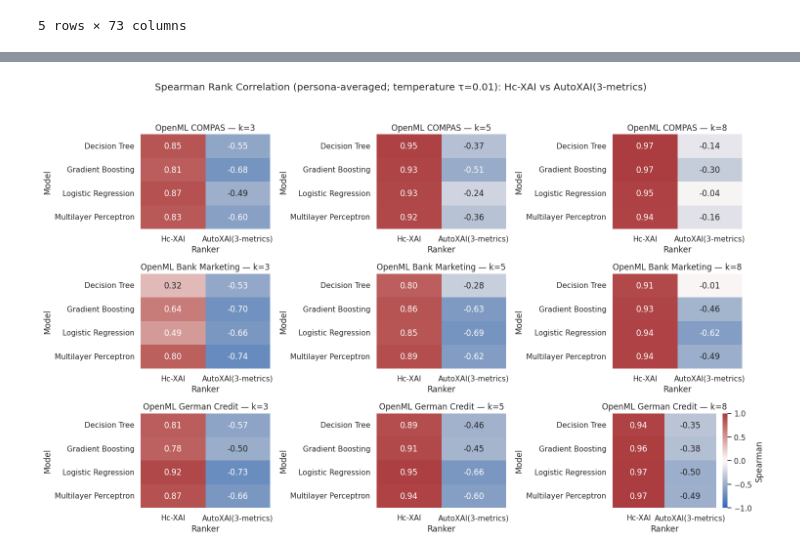
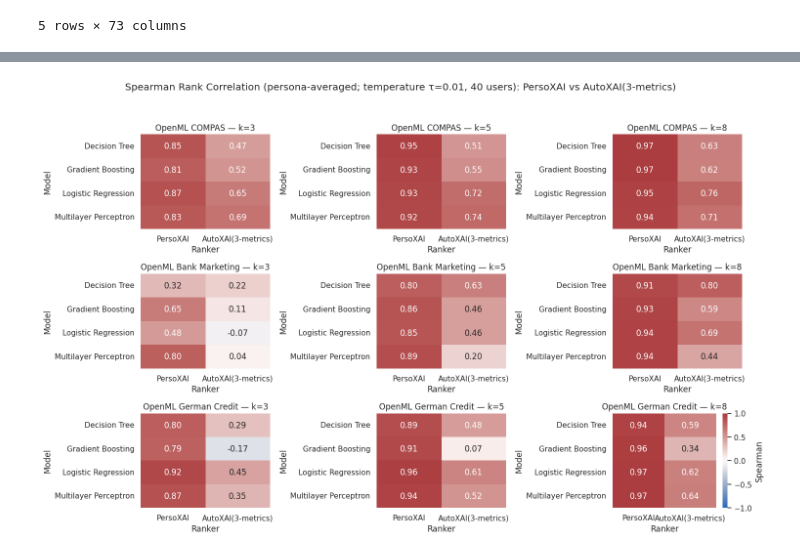
Before and after one commit to kellemNegasi/perso-xai, a Jupyter notebook: src/preference_learning/report_visualization.ipynb, the cells around one changed output, grey strips where cells are left out. Cells and saved outputs as stored; diff of their text form; code cells hidden in the pictures.

Commit message:
converted persona config into flat structure

```diff
--- a/src/preference_learning/report_visualization.ipynb
+++ b/src/preference_learning/report_visualization.ipynb
@@ -26,7 +26,7 @@ MODEL_LABELS = {
 }
 
 # Path to either a single simulation JSON or a directory containing multiple JSON files.
-RESULTS_PATH = Path('../../results') / 'hc_combo_20251228_050331' / 'preference_learning_simulation_advanced' / 'basic_features/tuned-svc-best_tau_and_users' # basic_plus_stat, full_lm_stats, basic_features
+RESULTS_PATH = Path('../../results') / 'hc_combo_20251228_050331' / 'preference_learning_simulation_advanced' / 'basic_features/tuned-svc-allmetrics_defaultc' # basic_plus_stat, full_lm_stats, basic_features
 
 
 # Optional filters.
@@ -76,7 +76,7 @@ def load_simulation_results(path: Path = RESULTS_PATH) -> pd.DataFrame:
             tau = None
 
         for method, key in (
-            ('hc_xai', 'aggregate_top_k_mean'),
+            ('PersoXAI', 'aggregate_top_k_mean'),
             ('autoxai', 'aggregate_autoxai_top_k_mean'),
         ):
             top_k = payload.get(key) or {}
@@ -327,5 +328,5 @@ plot_bars_by_dataset(summary_df)
 # %%
-HEATMAP_METHOD = 'hc_xai'  # 'hx_xai' or 'autoxai'
+HEATMAP_METHOD = 'PersoXAI'  # 'hx_xai' or 'autoxai'
 HEATMAP_METRIC = 'precision'  # 'precision' / 'recall' / 'jaccard'
 
 heatmap_source = results_df.copy()
@@ -350,6 +351,7 @@ for dataset_key, subset in heatmap_source[heatmap_source['method'] == HEATMAP_ME
     fig.tight_layout()
     file_base = f"heatmap_{dataset_key}_all_models_{HEATMAP_METHOD}_{HEATMAP_METRIC}_{RUN_SUFFIX}"
     fig.savefig(REPORTS_DIR / f"{file_base}.png", dpi=300, bbox_inches='tight')
+    fig.savefig(REPORTS_DIR / f"{file_base}.pdf", dpi=300, bbox_inches='tight', format='pdf')
     pivot.to_csv(REPORTS_DIR / f"{file_base}.csv")
     plt.show()
     plt.close(fig)
@@ -364,7 +366,7 @@ K_VALUES = [3, 5, 8]
 DATASETS_TO_PLOT = ['open_compas', 'openml_bank_marketing', 'openml_german_credit']
 
 ranker_labels = {
-    'hc_xai': 'Hc-XAI',
+    'perso_xai': 'PersoXAI',
     'autoxai': 'AutoXAI(3-metrics)',
 }
 
@@ -427,7 +429,7 @@ else:
                 .rename(columns=ranker_labels)
             )
 
-            desired_cols = [ranker_labels['hc_xai'], ranker_labels['autoxai']]
+            desired_cols = [ranker_labels['perso_xai'], ranker_labels['autoxai']]
             pivot_table = pivot_table.reindex(columns=[c for c in desired_cols if c in pivot_table.columns])
 
             present_models = set(subset['model'])
@@ -438,36 +440,38 @@ else:
             ]
             if model_order:
                 pivot_table = pivot_table.reindex(model_order)
 
             mask = pivot_table.isna()
             sns.heatmap(
                 pivot_table,
                 annot=True,
                 fmt='.2f',
                 cmap='vlag',
                 vmin=-1,
                 vmax=1,
                 mask=mask,
                 ax=ax,
                 cbar=(row_idx == n_rows - 1 and col_idx == n_cols - 1),
                 cbar_kws={'label': 'Spearman'} if (row_idx == n_rows - 1 and col_idx == n_cols - 1) else None,
             )
             ax.set_title(f"{dataset_label} — k={k}")
             ax.set_xlabel('Ranker')
             ax.set_ylabel('Model')
 
     fig.suptitle(
-        f"Spearman Rank Correlation (persona-averaged; temperature {temperature_title}): "
-        f"{ranker_labels['hc_xai']} vs {ranker_labels['autoxai']}"
+        f"Spearman Rank Correlation (persona-averaged; temperature {temperature_title}, 40 users): "
+        f"{ranker_labels['perso_xai']} vs {ranker_labels['autoxai']}"
     )
     fig.tight_layout(rect=[0, 0, 1, 0.95])
     spearman_fig = REPORTS_DIR / f"spearman_heatmaps_all_datasets_all_models_{RUN_SUFFIX}.png"
     fig.savefig(spearman_fig, dpi=300, bbox_inches='tight')
+    spearman_fig = REPORTS_DIR / f"spearman_heatmaps_all_datasets_all_models_{RUN_SUFFIX}.pdf"
+    fig.savefig(spearman_fig, dpi=300, bbox_inches='tight', format='pdf')
     spearman_df.to_csv(REPORTS_DIR / f"spearman_heatmap_values_all_datasets_all_models_{RUN_SUFFIX}.csv", index=False)
     plt.show()
     plt.close(fig)
 # %% [output]
-[figure, old version]
+[figure, new version]
 # %%
 # Tau sweep summary: plot τ vs aggregated Spearman.
 # Point this to the folder/file produced by `python -m src.preference_learning.run_all --tau-values ...`.
```
Also changed, not shown: parts of 6 cells of this notebook, 12 other files.
